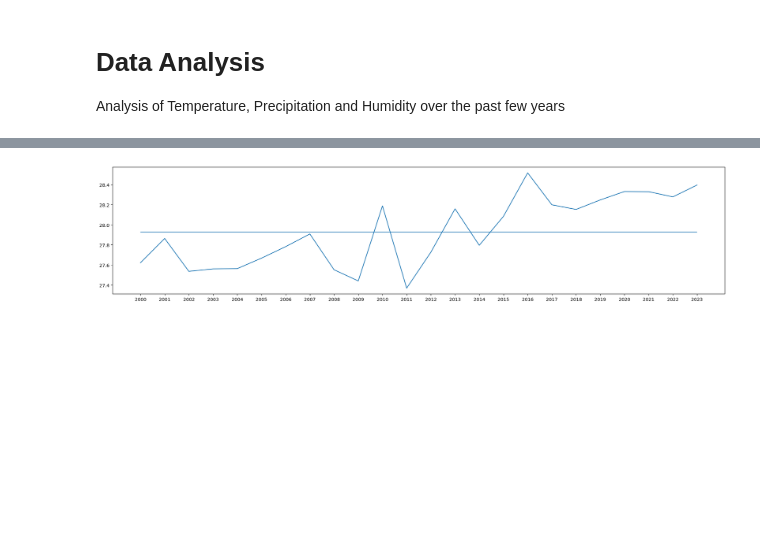
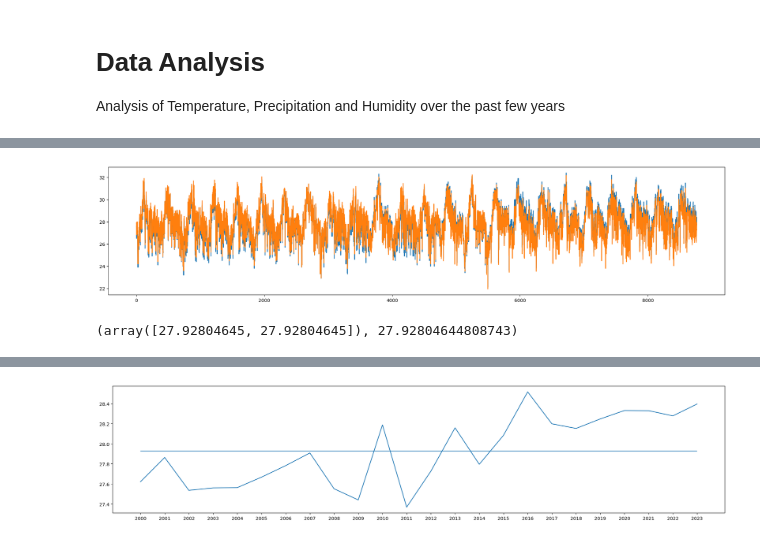
Before and after one commit to alaricespina/Thesis-Repository, a Jupyter notebook: Auto Regressive Ensemble Modelling/AutoRegressive Model.ipynb, the cells around one changed output, grey strips where cells are left out. Cells and saved outputs as stored; diff of their text form; code cells hidden in the pictures; blank space fills up the shorter version.

```diff
--- a/Auto Regressive Ensemble Modelling/AutoRegressive Model.ipynb
+++ b/Auto Regressive Ensemble Modelling/AutoRegressive Model.ipynb
@@ -19,7 +22,7 @@ import seaborn as sns
 # %%
 dataFileName = "CombinedData.csv"
 df = pd.read_csv(dataFileName)
-data = df[["datetime", "tempmax", "tempmin", "temp", "feelslikemax", "feelslike", "feelslike", "dew", "humidity", "precip"]]
+data = df[["datetime", "temp", "humidity", "precip"]]
 # %% [markdown]
 # Data Analysis
 
@@ -58,0 +42,14 @@ Name: Temp, dtype: float64
+# %%
+# Mean (Per Year)
+yearly_mean = t_data.groupby(by="Year").mean(numeric_only = True)
+yearly_mean.drop(columns=["Month"], inplace = True, axis = 1)
+
+# Mean of Yearly Mean
+total_yearly_mean = yearly_mean["Temp"].mean()
+print("Total Yearly Mean:", total_yearly_mean)
+
+# Adjust Current Yearly Mean to Overall Mean
+yearly_mean["TotalMeanDiff"] = total_yearly_mean - yearly_mean["Temp"]
+
+# Preview Yearly Mean
+yearly_mean
@@ -58,0 +76,21 @@ Name: Temp, dtype: float64
+# %%
+# Augment T Data to Match the Total Mean Diff
+t_augment_data = t_data.copy()
+t_augment_data["YearAugment"] = t_augment_data["Temp"]
+yearly_mean_dict = yearly_mean["TotalMeanDiff"].to_dict()
+
+for year in yearly_mean.index:
+    t_augment_data.loc[t_augment_data["Year"] == year, "YearAugment"] += yearly_mean_dict[year]
+# %%
+plt.figure(figsize=(24, 5))
+plt.plot(t_augment_data["Temp"])
+plt.plot(t_augment_data["YearAugment"])
+plt.show()
+# %% [output]
+[figure, added]
+# %%
+# Check if it was indeed changed, all means for each year should not be equal to total yearly mean
+# Effectively Removing Seasonality (Year Wise)
+t_augment_data.groupby(by="Year").mean(numeric_only=True)["YearAugment"].unique(), total_yearly_mean
+# %% [output]
+(array([27.92804645, 27.92804645]), 27.92804644808743)
```
Also changed, not shown: parts of 29 cells of this notebook.
